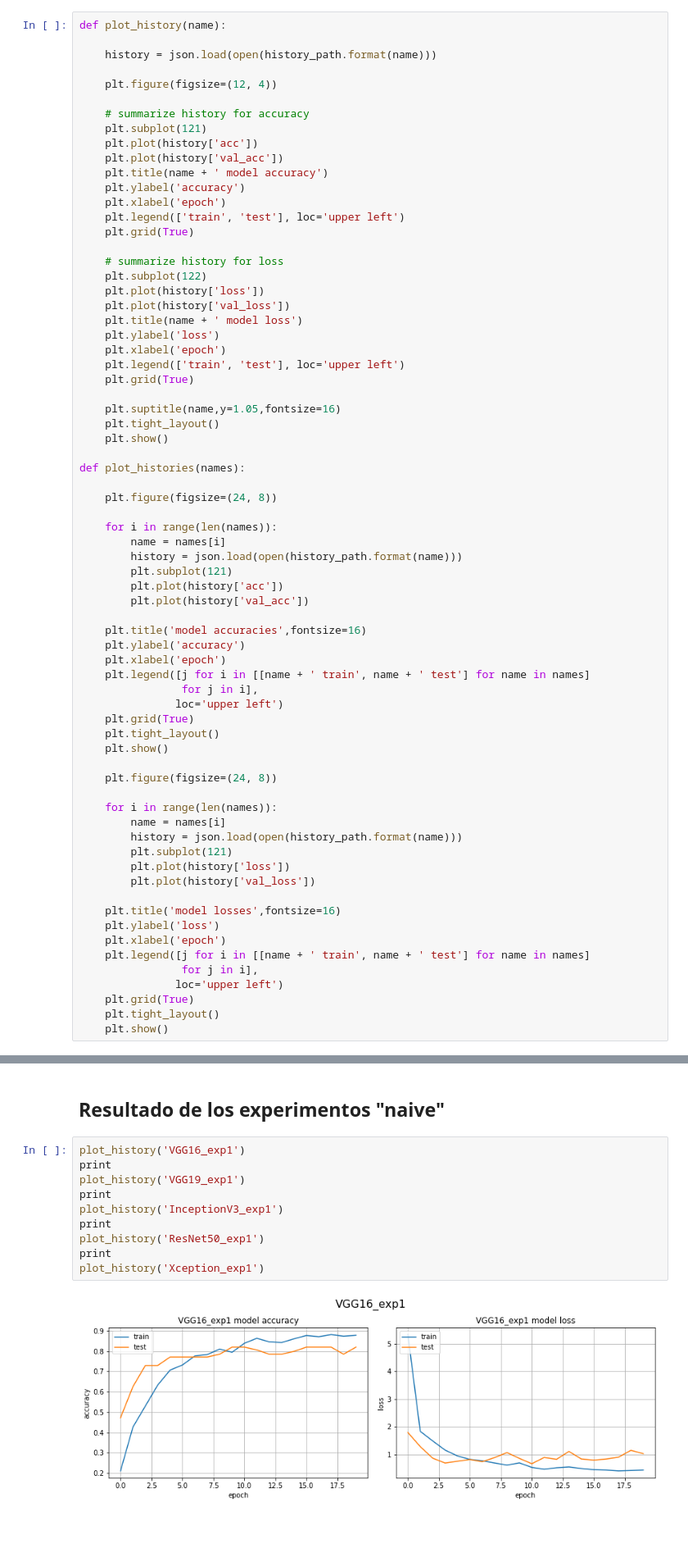
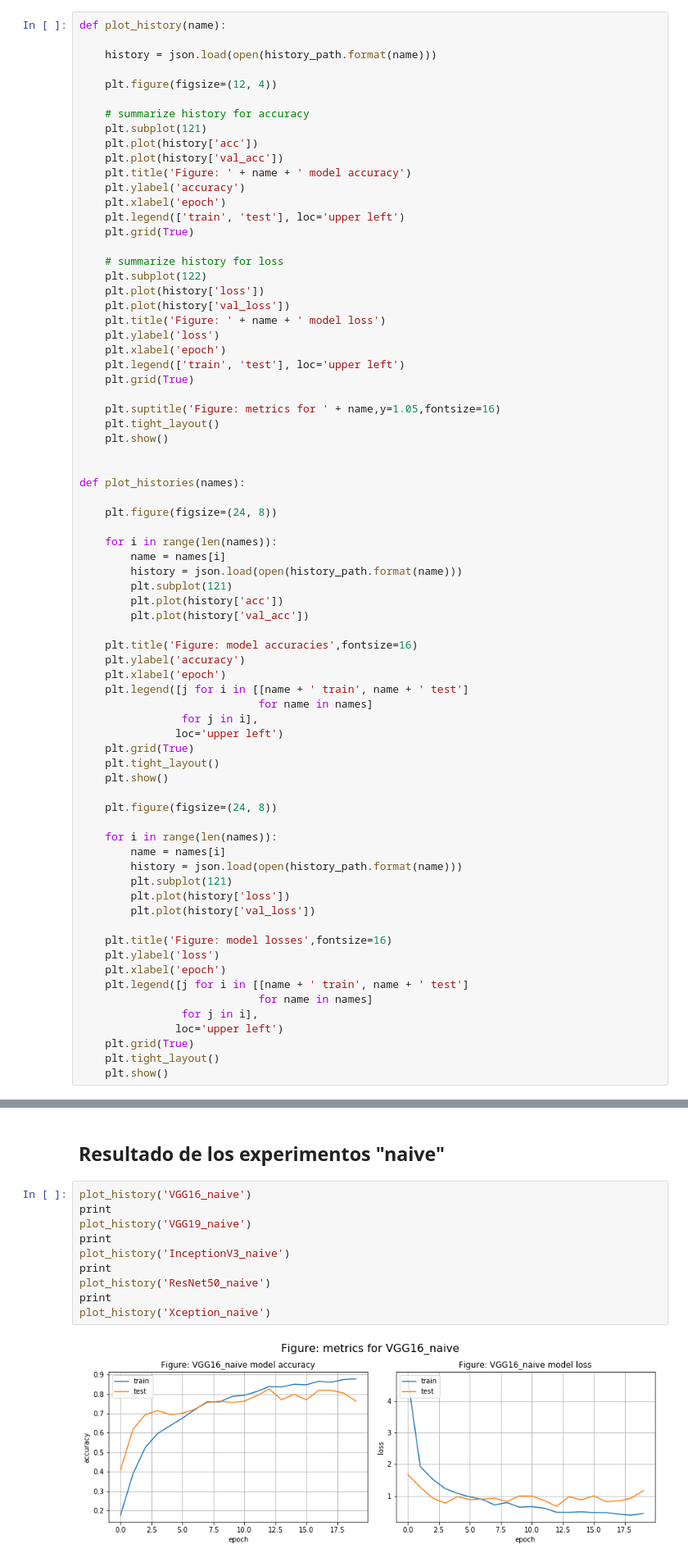
Before and after one commit to amanas/DMdeeplearning, a Jupyter notebook: preTrainedExperiments/preTrainedReport.ipynb, the cells around one changed output, grey strips where cells are left out. Shown at 82% size. Cells and saved outputs as stored; diff of their text form; blank space fills up the shorter version.

```diff
--- a/preTrainedExperiments/preTrainedReport.ipynb
+++ b/preTrainedExperiments/preTrainedReport.ipynb
@@ -151,7 +296,7 @@ def plot_history(name):
     plt.subplot(121)
     plt.plot(history['acc'])
     plt.plot(history['val_acc'])
-    plt.title(name + ' model accuracy')
+    plt.title('Figure: ' + name + ' model accuracy')
     plt.ylabel('accuracy')
     plt.xlabel('epoch')
     plt.legend(['train', 'test'], loc='upper left')
@@ -161,15 +306,16 @@ def plot_history(name):
     plt.subplot(122)
     plt.plot(history['loss'])
     plt.plot(history['val_loss'])
-    plt.title(name + ' model loss')
+    plt.title('Figure: ' + name + ' model loss')
     plt.ylabel('loss')
     plt.xlabel('epoch')
     plt.legend(['train', 'test'], loc='upper left')
     plt.grid(True)
 
-    plt.suptitle(name,y=1.05,fontsize=16)
+    plt.suptitle('Figure: metrics for ' + name,y=1.05,fontsize=16)
     plt.tight_layout()
     plt.show()
+
 
 def plot_histories(names):
 
@@ -182,10 +328,11 @@ def plot_histories(names):
         plt.plot(history['acc'])
         plt.plot(history['val_acc'])
 
-    plt.title('model accuracies',fontsize=16)
+    plt.title('Figure: model accuracies',fontsize=16)
     plt.ylabel('accuracy')
     plt.xlabel('epoch')
-    plt.legend([j for i in [[name + ' train', name + ' test'] for name in names]
+    plt.legend([j for i in [[name + ' train', name + ' test']
+                            for name in names]
                 for j in i],
                loc='upper left')
     plt.grid(True)
@@ -201,10 +348,11 @@ def plot_histories(names):
         plt.plot(history['loss'])
         plt.plot(history['val_loss'])
 
-    plt.title('model losses',fontsize=16)
+    plt.title('Figure: model losses',fontsize=16)
     plt.ylabel('loss')
     plt.xlabel('epoch')
-    plt.legend([j for i in [[name + ' train', name + ' test'] for name in names]
+    plt.legend([j for i in [[name + ' train', name + ' test']
+                            for name in names]
                 for j in i],
                loc='upper left')
     plt.grid(True)
@@ -388,14 +522,14 @@ Por eso, los he generado yo una sóla ve y están disponibles en [dropbox](https
 # %% [markdown]
 ## Resultado de los experimentos "naive"
 # %%
-plot_history('VGG16_exp1')
+plot_history('VGG16_naive')
 print
-plot_history('VGG19_exp1')
+plot_history('VGG19_naive')
 print
-plot_history('InceptionV3_exp1')
+plot_history('InceptionV3_naive')
 print
-plot_history('ResNet50_exp1')
+plot_history('ResNet50_naive')
 print
-plot_history('Xception_exp1')
+plot_history('Xception_naive')
 # %% [output]
-[figure, old version]
+[figure, new version]
```
Also changed, not shown: parts of 48 cells of this notebook, 11 other files.
